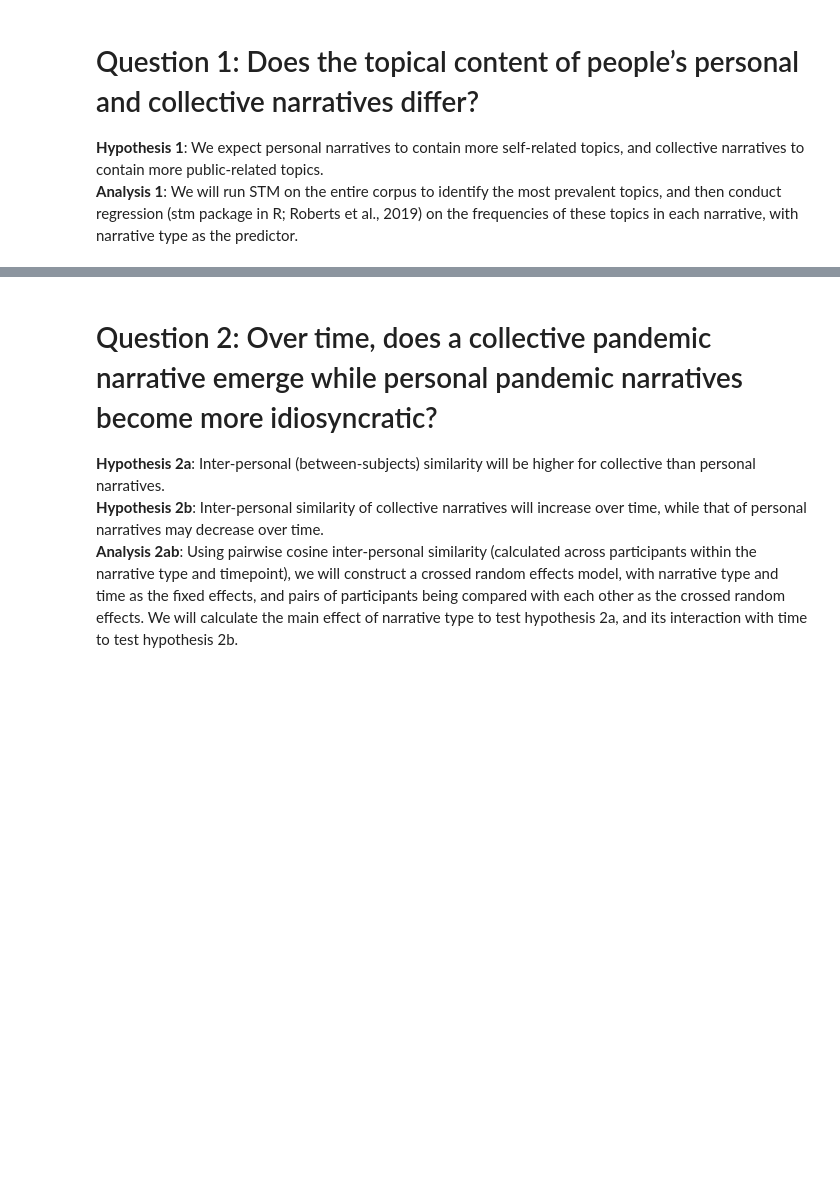
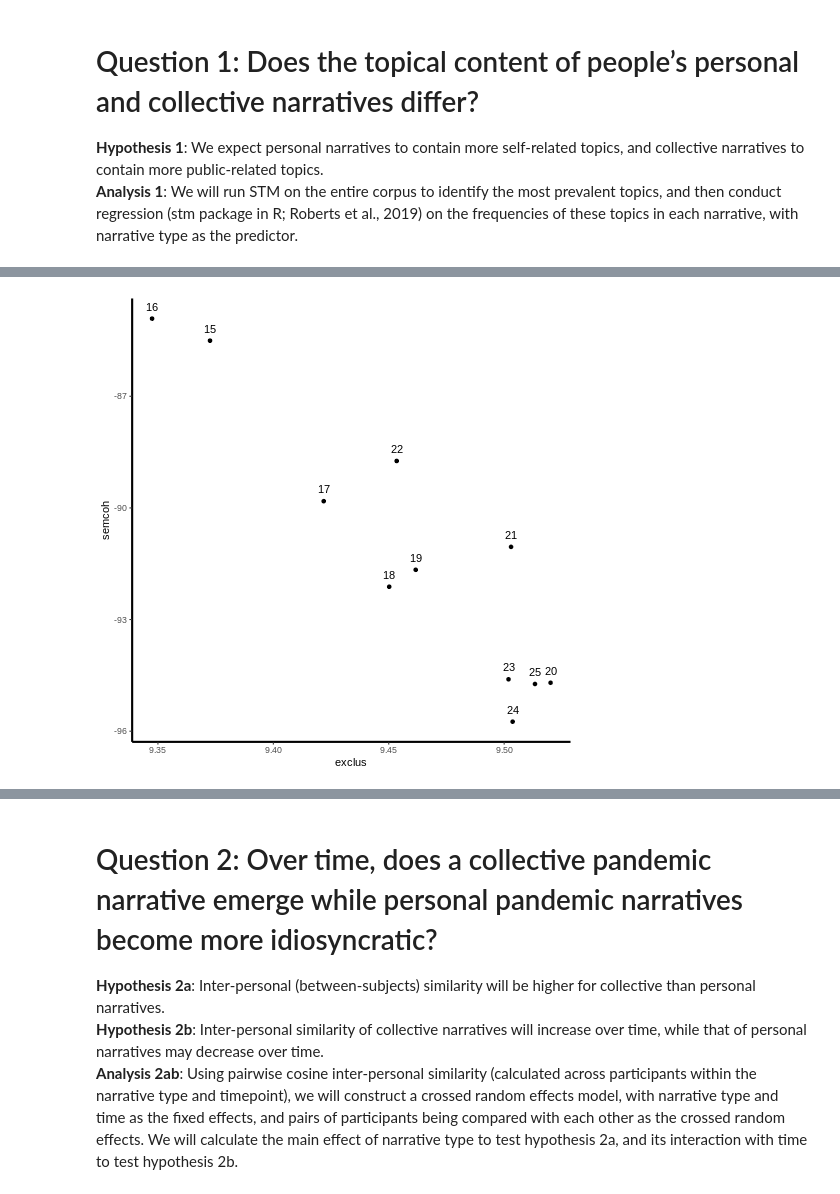
Before and after one commit to zimingcheng/COVID_NLP, a Jupyter notebook: PPT-Analysis_Full.ipynb, the cells around one changed output, grey strips where cells are left out. Saved outputs shown, nothing was run; the diff lists cells and outputs as text; code cells hidden in the pictures; blank space fills up the shorter version.

```diff
--- a/PPT-Analysis_Full.ipynb
+++ b/PPT-Analysis_Full.ipynb
@@ -464,7 +424,6 @@ df.to_excel('df.xlsx')
 # %%
-%%R
-df <- read_excel('df.xlsx')
+%%R -i df
 age_length_model <- df %>%
   lmer(word_length ~ (1|ptp) + age, na.action = "na.exclude", data = .)
-age_length_model
+summary(age_length_model)
 # %% [output]
@@ -487,5 +449,18 @@ Fixed Effects:
 **Hypothesis 1**: We expect personal narratives to contain more self-related topics, and collective narratives to contain more public-related topics. <br>
 **Analysis 1**: We will run STM on the entire corpus to identify the most prevalent topics, and then conduct regression (stm package in R; Roberts et al., 2019) on the frequencies of these topics in each narrative, with narrative type as the predictor.
 # %%
-df.to_csv('dataset.csv')
-# continue to R
+%%R -i df
+#### preprocess documents ####
+# select relevant columns
+df <- select(df, c('ptp','months','months_baseline','type','text'))
+# convert months to factors from numbers
+df$months_baseline <- factor(df$months_baseline, levels=c(0,1,2,5,7,10,12,15,17))
+# preprocess text
+processed <- textProcessor(documents = df$text, metadata = df, verbose=TRUE)
+# set the lower threshold to 2, because the input data is already spell-checked.
+# the removed words are not meaningless, but by definition stm is based on a
+# distribution of words in documents, and would not work if there's only one
+# instance
+out <- prepDocuments(documents = processed$documents,
+                          vocab = processed$vocab, meta = processed$meta,
+                          lower.thresh = 2)
@@ -491,0 +479,5 @@ df.to_csv('dataset.csv')
+# %%
+%%R
+storage <- searchK(out$documents, out$vocab, K = seq(15,25,by=1),
+                   prevalence =~ type * s(months), data = out$meta,
+                   heldout.seed = 1234)
@@ -491,0 +502,16 @@ df.to_csv('dataset.csv')
+# %%
+%%R
+df_searchK <- as_tibble(storage$results)
+df_searchK$K <- as.numeric(df_searchK$K)
+df_searchK$exclus <- as.numeric(df_searchK$exclus)
+df_searchK$semcoh <- as.numeric(df_searchK$semcoh)
+K <- 21
+ggplot(df_searchK, aes(x=exclus, y=semcoh)) +
+  geom_point() +
+  geom_text(aes(label=K), vjust = -1, check_overlap = TRUE) +
+  theme(panel.grid.major = element_blank(),
+        panel.grid.minor = element_blank(),
+        panel.background = element_blank(),
+        axis.line = element_line(color='black',linewidth = 1))
+# %% [output]
+[figure, added]
```
Also changed, not shown: parts of 45 cells of this notebook.
